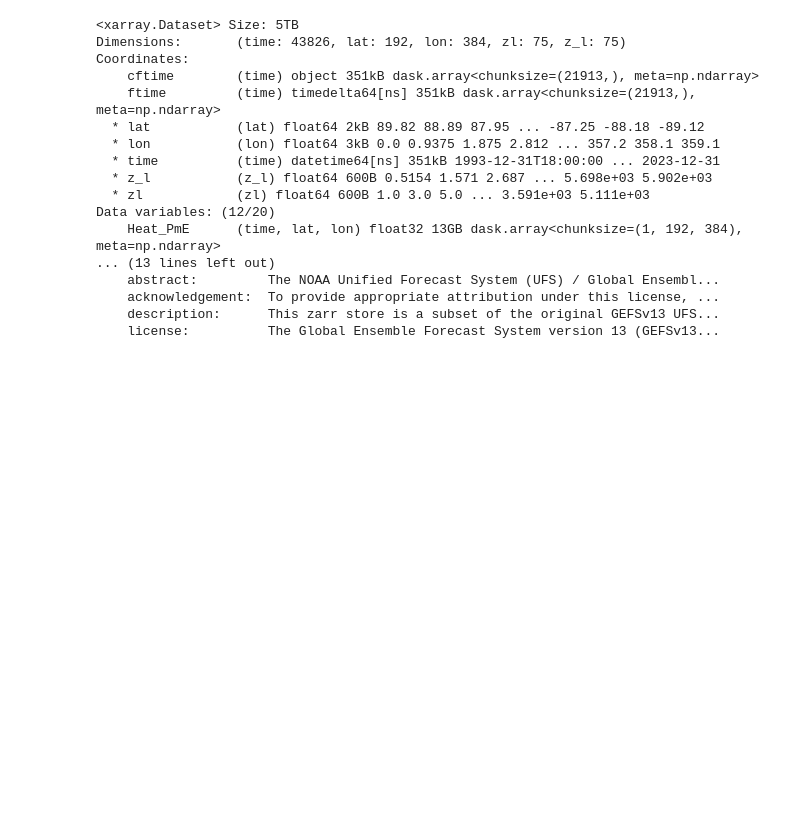
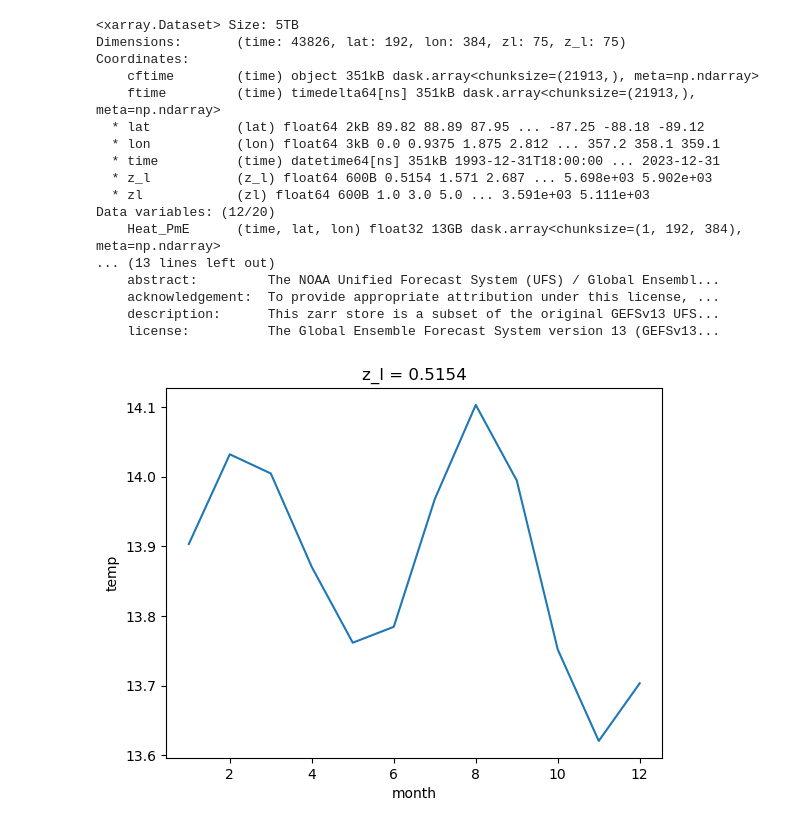
Before and after one commit to NOAA-PSL/graph-ufs, a Jupyter notebook: prototypes/notebooks/animate.ipynb, the cells around one changed output. Cells and saved outputs as stored; diff of their text form; code cells hidden in the pictures; blank space fills up the shorter version.

```diff
--- a/prototypes/notebooks/animate.ipynb
+++ b/prototypes/notebooks/animate.ipynb
@@ -94,3 +137,10 @@ Data variables: (12/20)
     acknowledgement:  To provide appropriate attribution under this license, ...
     description:      This zarr store is a subset of the original GEFSv13 UFS...
     license:          The Global Ensemble Forecast System version 13 (GEFSv13...
+# %%
+climatology = ocn["temp"].isel(z_l=0).sel(time=slice("1993-12-31", "2019-12-31")).groupby("time.month").mean("time").load()
+# %%
+climatology.mean(("lat","lon")).plot()
+plt.show()
+# %% [output]
+[figure, added]
```
Also changed, not shown: parts of 7 cells of this notebook, 35 other files.
